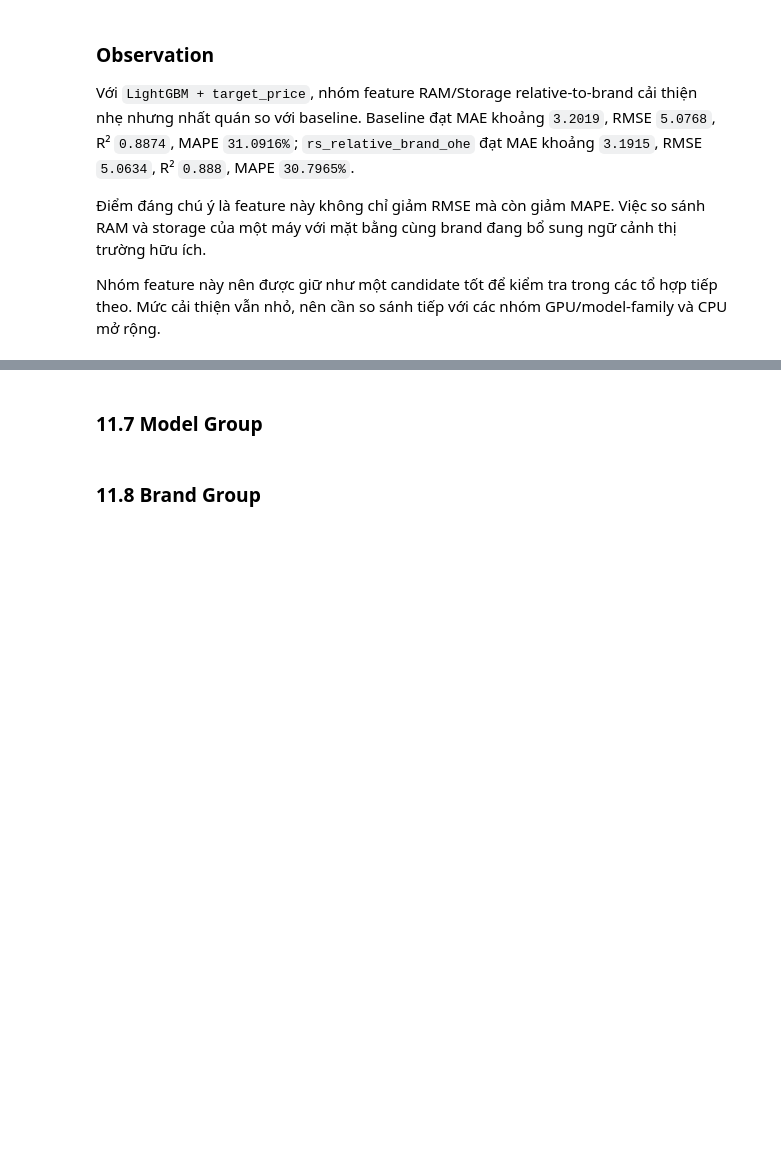
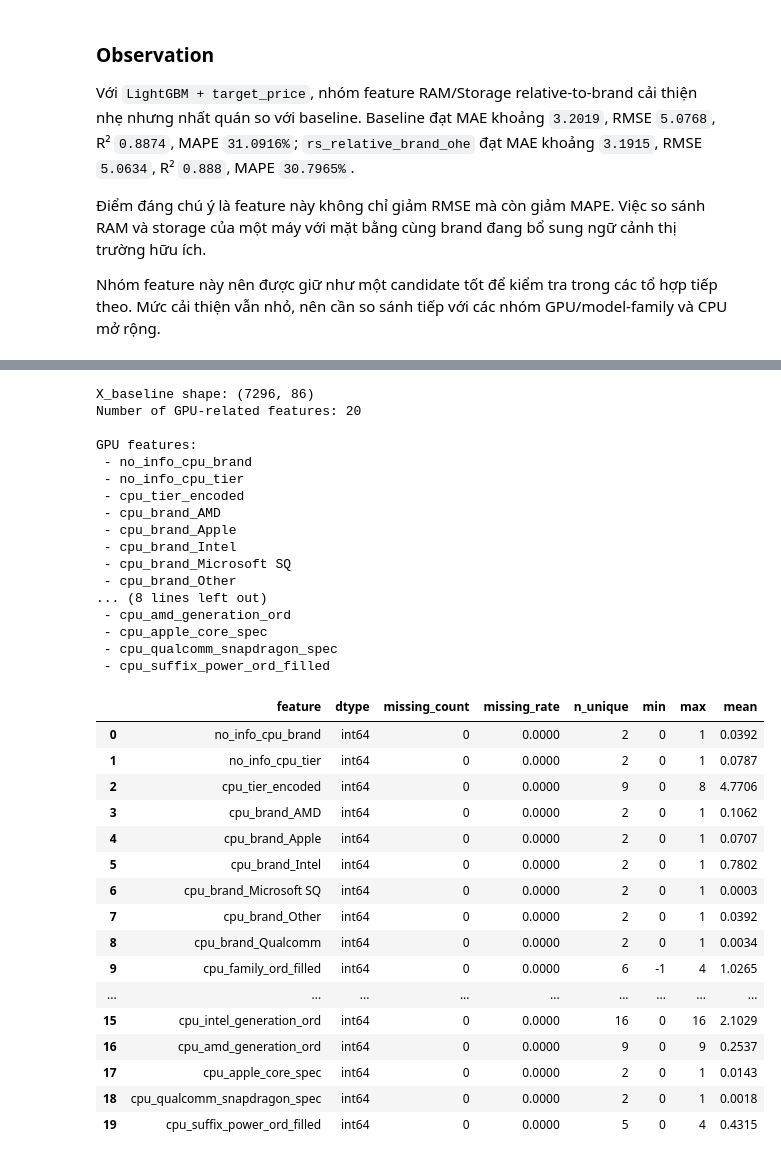
Before and after one commit to thisYui/Laptop-Price-Prediction, a Jupyter notebook: notebooks/modeling/11_feature_selection_and_ablation.ipynb, the cells around one changed output, grey strips where cells are left out. Cells and saved outputs as stored; diff of their text form; code cells hidden in the pictures; blank space fills up the shorter version.

```diff
--- a/notebooks/modeling/11_feature_selection_and_ablation.ipynb
+++ b/notebooks/modeling/11_feature_selection_and_ablation.ipynb
@@ -4334,4 +3441,76 @@ Do đó, quyết định sau cell này nên là: giữ `cpu_all_features` như m
-# %% [markdown]
-### 11.7 Model Group
-# %% [markdown]
-### 11.8 Brand Group
+# %%
+# ============================================================
+# Log GPU features in one selected feature matrix
+# ============================================================
+
+X_TO_CHECK_NAME = "X_baseline"   # đổi thành X_best_gpu_cpu, X_all, X_model nếu cần
+
+if X_TO_CHECK_NAME not in globals():
+    raise ValueError(f"{X_TO_CHECK_NAME} not found in globals().")
+
+X_check = globals()[X_TO_CHECK_NAME]
+
+gpu_cols = [c for c in X_check.columns if "cpu" in c.lower()]
+
+print(f"{X_TO_CHECK_NAME} shape:", X_check.shape)
+print(f"Number of GPU-related features: {len(gpu_cols)}")
+print("\nGPU features:")
+for c in gpu_cols:
+    print(" -", c)
+
+gpu_feature_summary = pd.DataFrame({
+    "feature": gpu_cols,
+    "dtype": [str(X_check[c].dtype) for c in gpu_cols],
+    "missing_count": [X_check[c].isna().sum() for c in gpu_cols],
+    "missing_rate": [X_check[c].isna().mean() for c in gpu_cols],
+    "n_unique": [X_check[c].nunique(dropna=True) for c in gpu_cols],
+    "min": [
+        X_check[c].min() if pd.api.types.is_numeric_dtype(X_check[c]) else None
+        for c in gpu_cols
+    ],
+    "max": [
+        X_check[c].max() if pd.api.types.is_numeric_dtype(X_check[c]) else None
+        for c in gpu_cols
+    ],
+    "mean": [
+        X_check[c].mean() if pd.api.types.is_numeric_dtype(X_check[c]) else None
+        for c in gpu_cols
+    ],
+})
+
+display(gpu_feature_summary)
+# %% [output]
+X_baseline shape: (7296, 86)
+Number of GPU-related features: 20
+
+GPU features:
+ - no_info_cpu_brand
+ - no_info_cpu_tier
+ - cpu_tier_encoded
+ - cpu_brand_AMD
+ - cpu_brand_Apple
+ - cpu_brand_Intel
+ - cpu_brand_Microsoft SQ
+ - cpu_brand_Other
+... (8 lines left out)
+ - cpu_amd_generation_ord
+ - cpu_apple_core_spec
+ - cpu_qualcomm_snapdragon_spec
+ - cpu_suffix_power_ord_filled
+|  | feature | dtype | missing_count | missing_rate | n_unique | min | max | mean |
+| 0 | no_info_cpu_brand | int64 | 0 | 0.0000 | 2 | 0 | 1 | 0.0392 |
+| 1 | no_info_cpu_tier | int64 | 0 | 0.0000 | 2 | 0 | 1 | 0.0787 |
+| 2 | cpu_tier_encoded | int64 | 0 | 0.0000 | 9 | 0 | 8 | 4.7706 |
+| 3 | cpu_brand_AMD | int64 | 0 | 0.0000 | 2 | 0 | 1 | 0.1062 |
+| 4 | cpu_brand_Apple | int64 | 0 | 0.0000 | 2 | 0 | 1 | 0.0707 |
+| 5 | cpu_brand_Intel | int64 | 0 | 0.0000 | 2 | 0 | 1 | 0.7802 |
+| 6 | cpu_brand_Microsoft SQ | int64 | 0 | 0.0000 | 2 | 0 | 1 | 0.0003 |
+| 7 | cpu_brand_Other | int64 | 0 | 0.0000 | 2 | 0 | 1 | 0.0392 |
+| 8 | cpu_brand_Qualcomm | int64 | 0 | 0.0000 | 2 | 0 | 1 | 0.0034 |
+| 9 | cpu_family_ord_filled | int64 | 0 | 0.0000 | 6 | -1 | 4 | 1.0265 |
+| ... | ... | ... | ... | ... | ... | ... | ... | ... |
+| 15 | cpu_intel_generation_ord | int64 | 0 | 0.0000 | 16 | 0 | 16 | 2.1029 |
+| 16 | cpu_amd_generation_ord | int64 | 0 | 0.0000 | 9 | 0 | 9 | 0.2537 |
+| 17 | cpu_apple_core_spec | int64 | 0 | 0.0000 | 2 | 0 | 1 | 0.0143 |
+| 18 | cpu_qualcomm_snapdragon_spec | int64 | 0 | 0.0000 | 2 | 0 | 1 | 0.0018 |
+| 19 | cpu_suffix_power_ord_filled | int64 | 0 | 0.0000 | 5 | 0 | 4 | 0.4315 |
```
Also changed, not shown: parts of 117 cells of this notebook, 3 other files.
